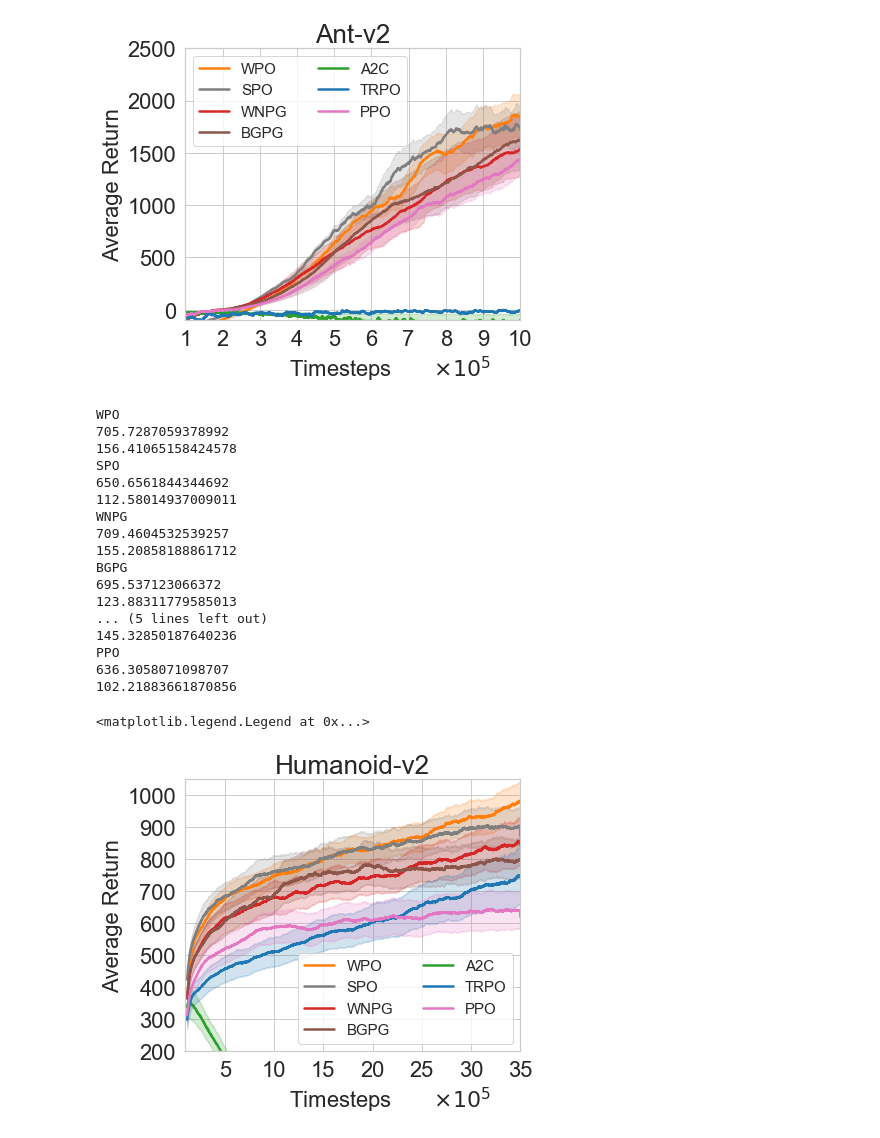
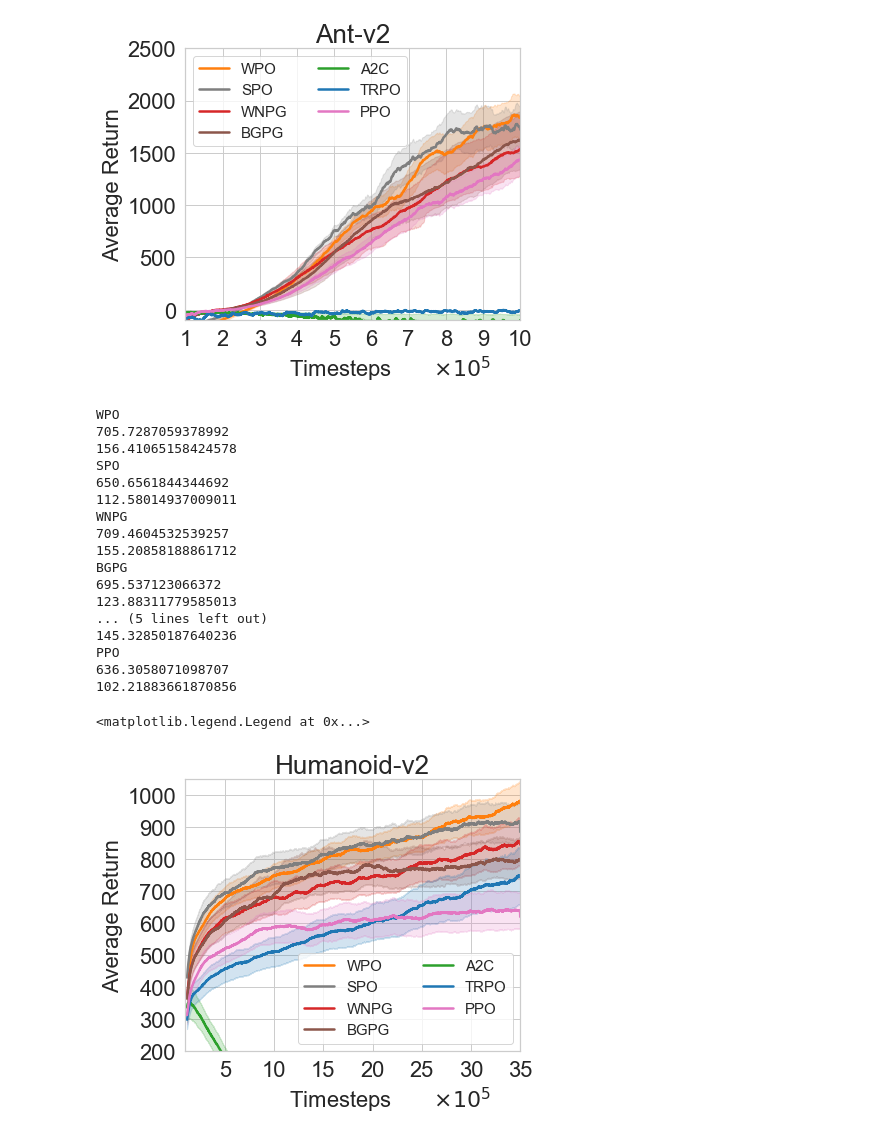
Before and after one commit to kadysongbb/efficient-wpo, a Jupyter notebook: continuous_control_kl/view_training_continuous (private copy).ipynb, the cells around one changed output. Drawn from its saved outputs; the diff is of its cells as text; code cells hidden in the pictures.

```diff
--- a/continuous_control_kl/view_training_continuous (private copy).ipynb
+++ b/continuous_control_kl/view_training_continuous (private copy).ipynb
@@ -1176,8 +1176,8 @@ if len(spo_log_name) == 1:
 else:
     x = np.linspace(0, num_timesteps, num=num_points)
     data_length = len(moving_average[0])
-    ax.plot(x[len(x)-data_length:len(x)]/10**5, 1.38*moving_average[0], label='SPO', linewidth = 2.5, color='tab:gray')
-    ax.fill_between(x[len(x)-data_length:len(x)]/10**5, 1.38*(moving_average[1]*0.4 + moving_average[0]*0.6), 1.38*(moving_average[2]*0.4 + moving_average[0]*0.6), alpha=0.2, color='tab:gray')
+    ax.plot(x[len(x)-data_length:len(x)]/10**5, 1.4*moving_average[0], label='SPO', linewidth = 2.5, color='tab:gray')
+    ax.fill_between(x[len(x)-data_length:len(x)]/10**5, 1.4*(moving_average[1]*0.4 + moving_average[0]*0.6), 1.4*(moving_average[2]*0.4 + moving_average[0]*0.6), alpha=0.2, color='tab:gray')
 print('SPO')
 print(np.mean(moving_average[0][-30:]))
 print(np.mean(moving_average[2][-30:]) - np.mean(moving_average[0][-30:]))
@@ -1265,31 +1265,31 @@ else:
     x = np.linspace(0, num_timesteps, num=num_points)
     data_length = len(moving_average[0])
     ax.plot(x[len(x)-data_length:len(x)]/10**5, moving_average[0], label='PPO', linewidth = 2.5, color='tab:pink')
     ax.fill_between(x[len(x)-data_length:len(x)]/10**5, moving_average[1]*0.6 + moving_average[0]*0.4, moving_average[2]*0.6 + moving_average[0]*0.4, alpha=0.2, color='tab:pink')
 print('PPO')
 print(np.mean(moving_average[0][-30:]))
 print(np.mean(moving_average[2][-30:]) - np.mean(moving_average[0][-30:]))
 
 ax.set_xlim(1,35)
 ax.set_ylim(200,1050)
 ax.legend(loc='lower right', fontsize = 15, ncol=2)
 # %% [output]
 WPO
 705.7287059378992
 156.41065158424578
 SPO
 650.6561844344692
 112.58014937009011
 WNPG
 709.4604532539257
 155.20858188861712
 BGPG
 695.537123066372
 123.88311779585013
 ... (5 lines left out)
 145.32850187640236
 PPO
 636.3058071098707
 102.21883661870856
 <matplotlib.legend.Legend at 0x...>
-[figure, old version]
+[figure, new version]
```
